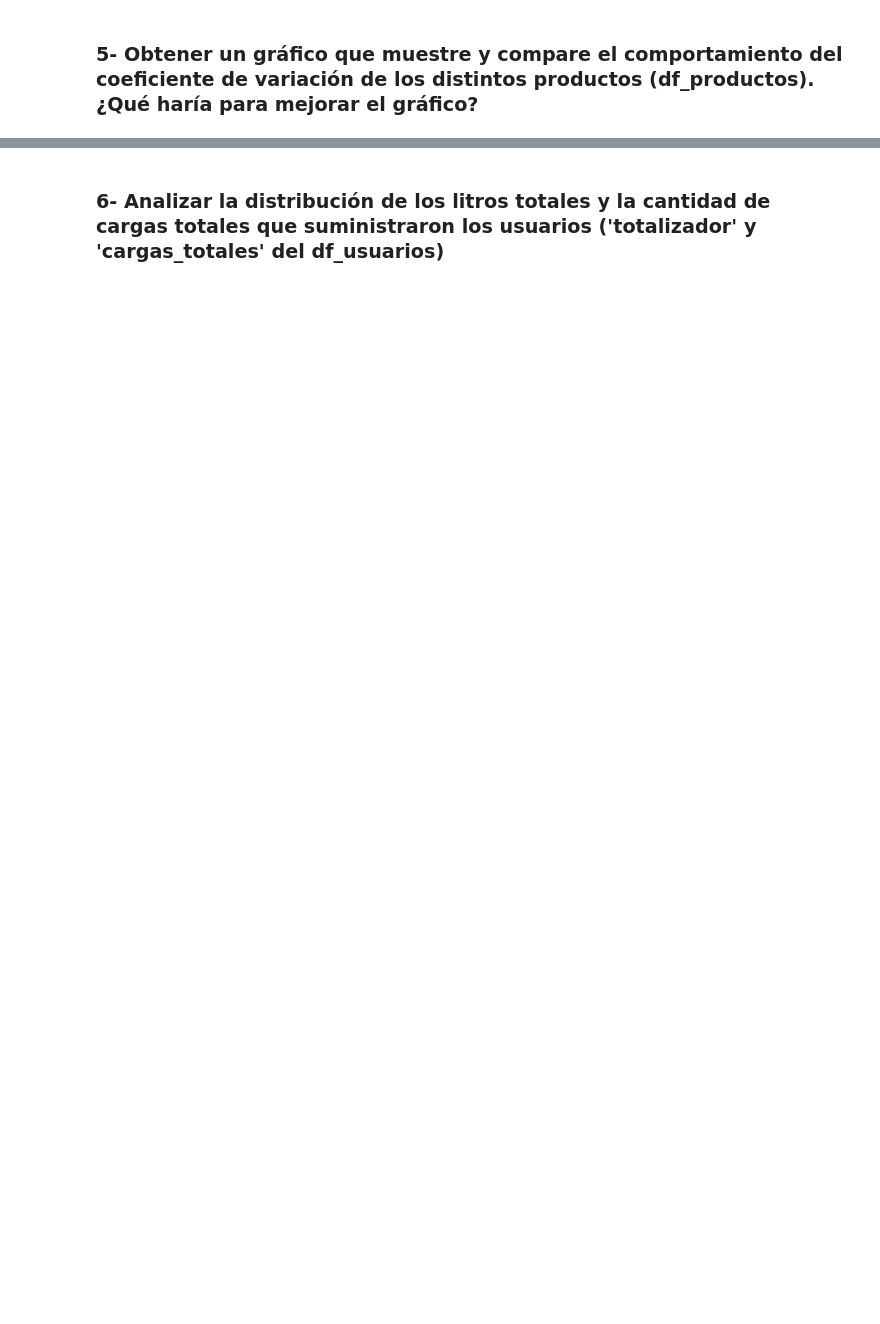
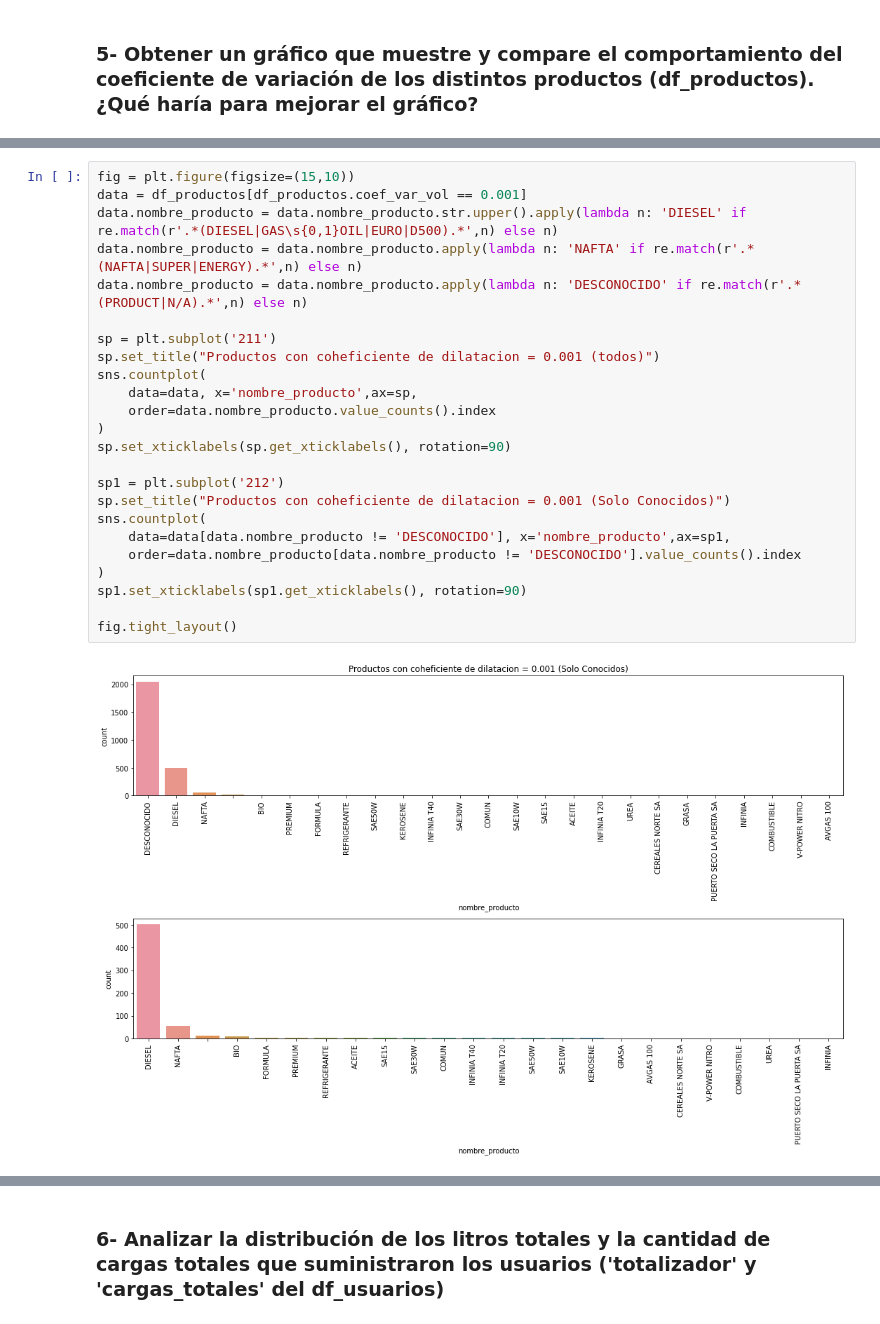
Before and after one commit to sauritlucas/MentoriaBiocombustible, a Jupyter notebook: Practico_de_Analisis_y_Visualizacion_copia.ipynb, the cells around one changed output, grey strips where cells are left out. Cells and saved outputs as stored; diff of their text form; blank space fills up the shorter version.

```diff
--- a/Practico_de_Analisis_y_Visualizacion_copia.ipynb
+++ b/Practico_de_Analisis_y_Visualizacion_copia.ipynb
@@ -712,0 +754,26 @@ plt.xticks(rotation=90)
+# %%
+fig = plt.figure(figsize=(15,10))
+data = df_productos[df_productos.coef_var_vol == 0.001]
+data.nombre_producto = data.nombre_producto.str.upper().apply(lambda n: 'DIESEL' if re.match(r'.*(DIESEL|GAS\s{0,1}OIL|EURO|D500).*',n) else n)
+data.nombre_producto = data.nombre_producto.apply(lambda n: 'NAFTA' if re.match(r'.*(NAFTA|SUPER|ENERGY).*',n) else n)
+data.nombre_producto = data.nombre_producto.apply(lambda n: 'DESCONOCIDO' if re.match(r'.*(PRODUCT|N/A).*',n) else n)
+
+sp = plt.subplot('211')
+sp.set_title("Productos con coheficiente de dilatacion = 0.001 (todos)")
+sns.countplot(
+    data=data, x='nombre_producto',ax=sp,
+    order=data.nombre_producto.value_counts().index
+)
+sp.set_xticklabels(sp.get_xticklabels(), rotation=90)
+
+sp1 = plt.subplot('212')
+sp.set_title("Productos con coheficiente de dilatacion = 0.001 (Solo Conocidos)")
+sns.countplot(
+    data=data[data.nombre_producto != 'DESCONOCIDO'], x='nombre_producto',ax=sp1,
+    order=data.nombre_producto[data.nombre_producto != 'DESCONOCIDO'].value_counts().index
+)
+sp1.set_xticklabels(sp1.get_xticklabels(), rotation=90)
+
+fig.tight_layout()
+# %% [output]
+[figure, added]
```
Also changed, not shown: parts of 23 cells of this notebook.
